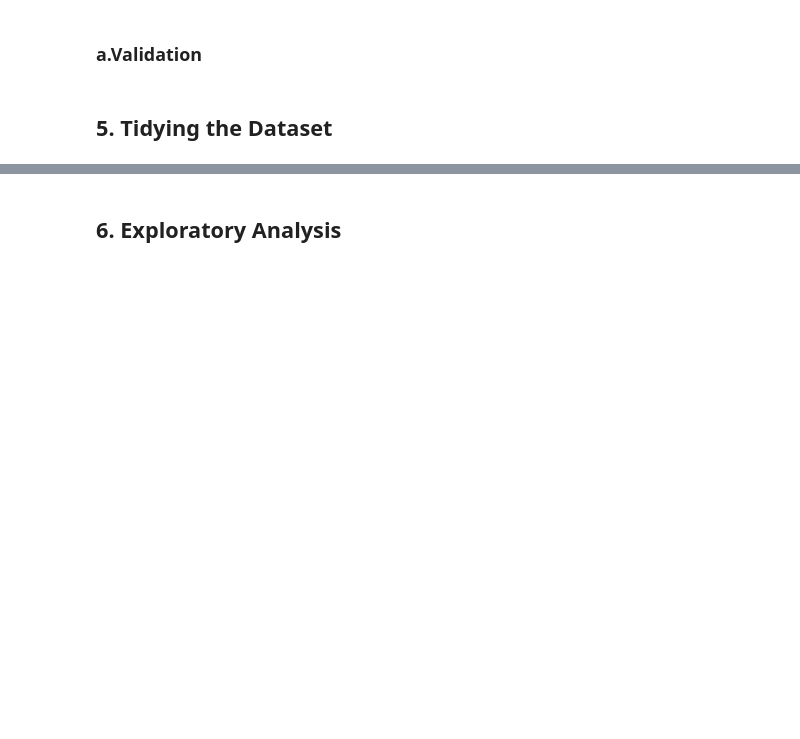
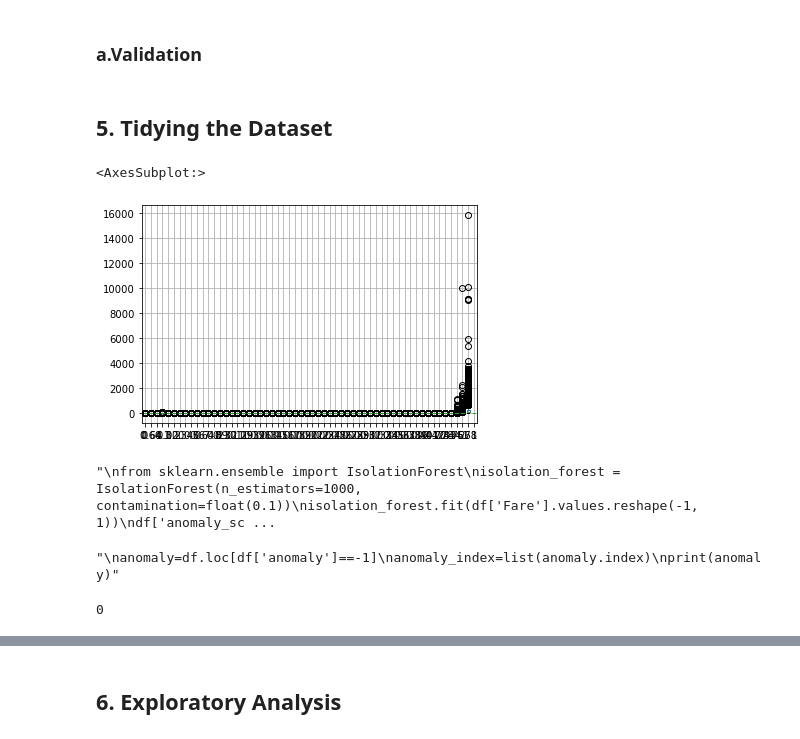
Before and after one commit to whiteroserobot/K-Nearest-Neighbours-KNN--and-naive-bayes--Exploratory-Data-Analysis, a Jupyter notebook: Naive_Bayes_Classifier_Exploratory_Data_Analysis.ipynb, the cells around one changed output, grey strips where cells are left out. Saved outputs shown, nothing was run; the diff lists cells and outputs as text; code cells hidden in the pictures; blank space fills up the shorter version.

```diff
--- a/Naive_Bayes_Classifier_Exploratory_Data_Analysis.ipynb
+++ b/Naive_Bayes_Classifier_Exploratory_Data_Analysis.ipynb
@@ -27,3 +38,14 @@
+# %%
+# impoerting libraries
+import pandas as pd
+import numpy as np
+import matplotlib.pyplot as plt
+from sklearn.covariance import EllipticEnvelope
+
+# Loading the Data from the source i.e. csv
+# ---
+
+df = pd.read_csv('/home/mirana/Downloads/core/week 9/spambase.data')
 # %% [markdown]
 
 
@@ -59,6 +142,35 @@ An example would be suppose that you're working with a dataset on the population
+# %%
+# outliers
+
+df.boxplot()
+# %% [output]
+<AxesSubplot:>
+[figure, added]
+# %%
+# Checking for Anomalies
+'''
+from sklearn.ensemble import IsolationForest
+isolation_forest = IsolationForest(n_estimators=1000, contamination=float(0.1))
+isolation_forest.fit(df['Fare'].values.reshape(-1, 1))
+df['anomaly_score_rate'] = isolation_forest.decision_function(df['Fare'].values.reshape(-1, 1))
+df['anomaly'] = isolation_forest.predict(df['Fare'].values.reshape(-1, 1))
+df.head()'''
+# %% [output]
+"\nfrom sklearn.ensemble import IsolationForest\nisolation_forest = IsolationForest(n_estimators=1000, contamination=float(0.1))\nisolation_forest.fit(df['Fare'].values.reshape(-1, 1))\ndf['anomaly_sc ...
+# %%
+# predicted anomaly
+'''
+anomaly=df.loc[df['anomaly']==-1]
+anomaly_index=list(anomaly.index)
+print(anomaly)'''
+# %% [output]
+"\nanomaly=df.loc[df['anomaly']==-1]\nanomaly_index=list(anomaly.index)\nprint(anomaly)"
 # %%
 # Identifying the Missing Data
 #
+df.isnull().sum().sum()
+# %% [output]
+0
 # %%
 # Dealing with the Missing Data
 #
```
Also changed, not shown: parts of 31 cells of this notebook.
